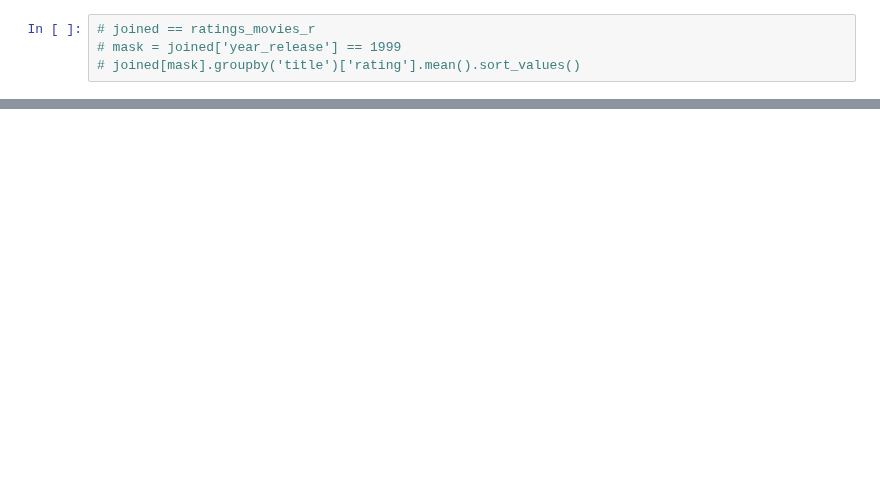
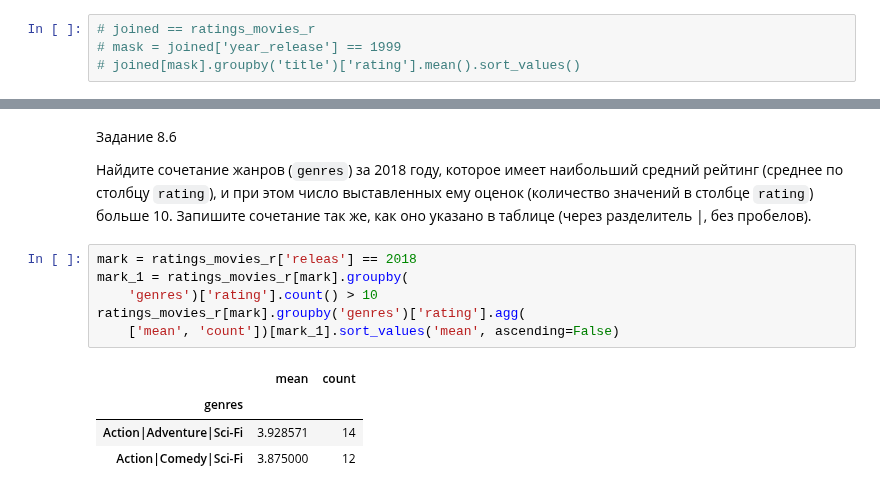
Before and after one commit to Thederis/st_ds, a Jupyter notebook: learning/PANDAS/Module_4._Advanced_methods_of_working_with_data_in_Pandas/practic_Advanced.ipynb, the cells around one changed output, grey strips where cells are left out. Cells and saved outputs as stored; diff of their text form; blank space fills up the shorter version.

```diff
--- a/learning/PANDAS/Module_4._Advanced_methods_of_working_with_data_in_Pandas/practic_Advanced.ipynb
+++ b/learning/PANDAS/Module_4._Advanced_methods_of_working_with_data_in_Pandas/practic_Advanced.ipynb
@@ -158,0 +293,16 @@ ratings_movies_r[ratings_movies_r['releas'] == 1999].groupby('title')['rating'].
+# %% [markdown]
+Задание 8.6
+
+Найдите сочетание жанров (`genres`) за 2018 году, которое имеет наибольший средний рейтинг (среднее по столбцу `rating`), и при этом число выставленных ему оценок (количество значений в столбце `rating`) больше 10.
+Запишите сочетание так же, как оно указано в таблице (через разделитель |, без пробелов).
+# %%
+mark = ratings_movies_r['releas'] == 2018
+mark_1 = ratings_movies_r[mark].groupby(
+    'genres')['rating'].count() > 10
+ratings_movies_r[mark].groupby('genres')['rating'].agg(
+    ['mean', 'count'])[mark_1].sort_values('mean', ascending=False)
+# %% [output]
+|  | mean | count |
+| genres |  |  |
+| Action|Adventure|Sci-Fi | 3.928571 | 14 |
+| Action|Comedy|Sci-Fi | 3.875000 | 12 |
```
Also changed, not shown: parts of 23 cells of this notebook, 1 other file.
